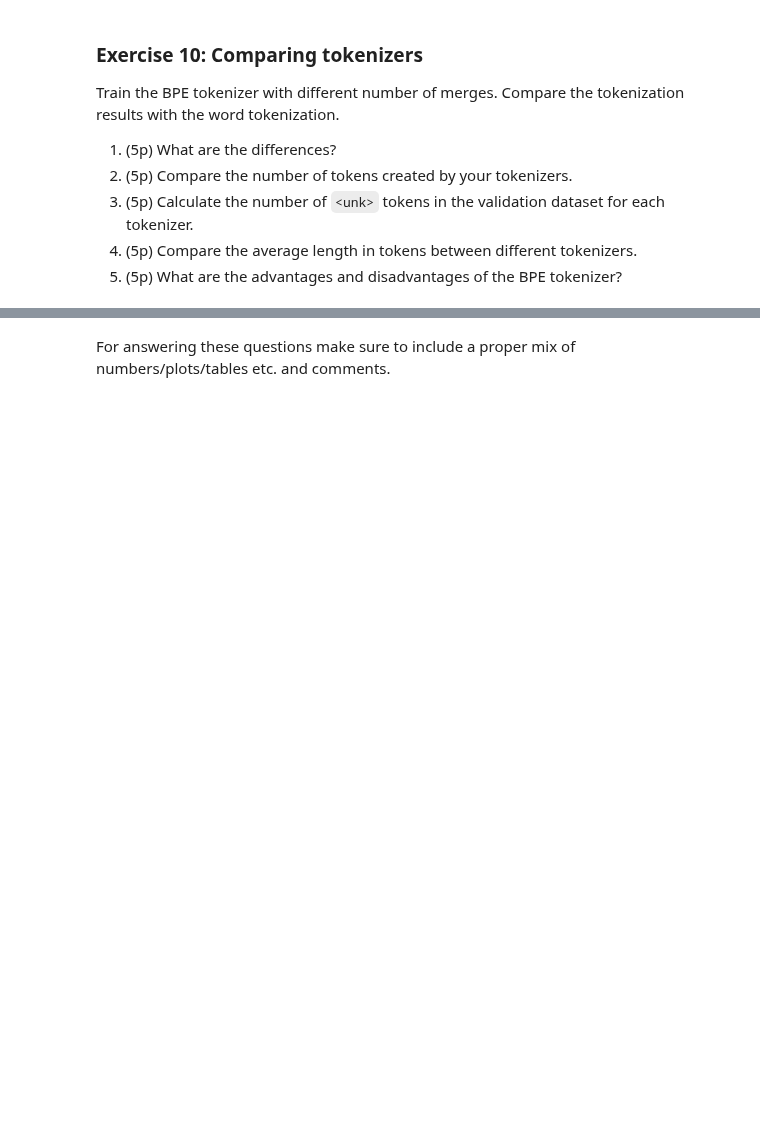
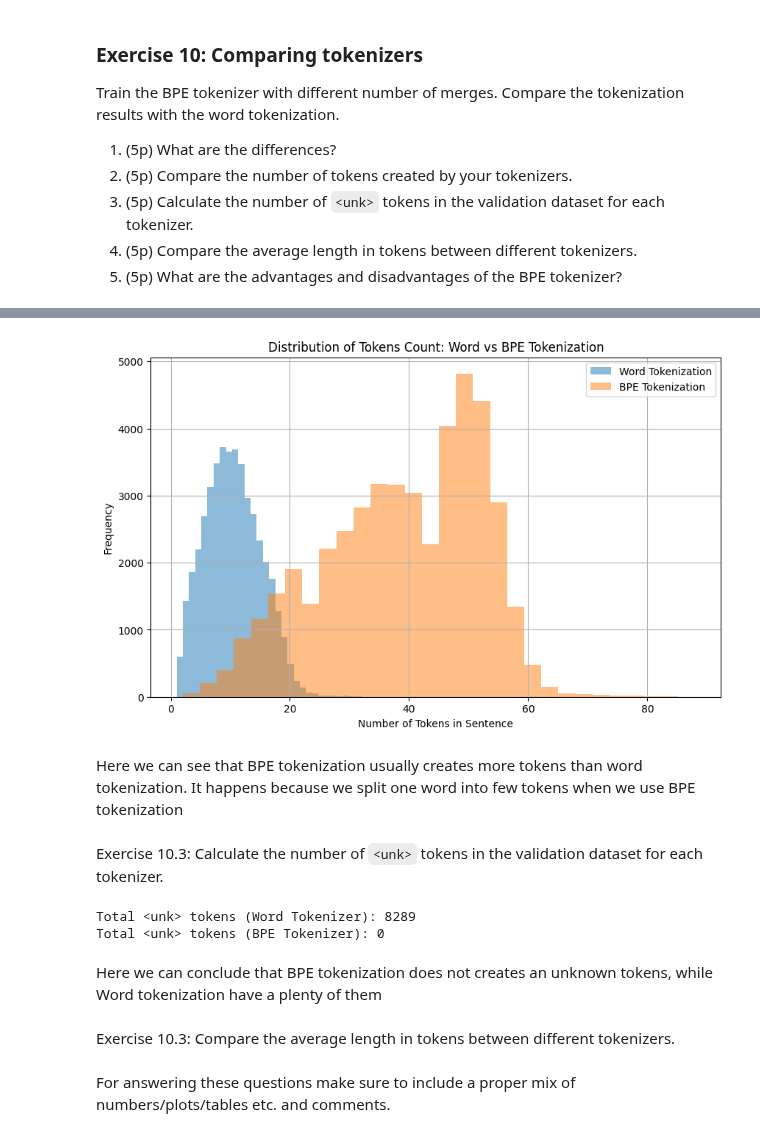
Before and after one commit to vddobush/NLP_Project, a Jupyter notebook: lab1_empty.ipynb, the cells around one changed output, grey strips where cells are left out. Saved outputs shown, nothing was run; the diff lists cells and outputs as text; code cells hidden in the pictures; blank space fills up the shorter version.

```diff
--- a/lab1_empty.ipynb
+++ b/lab1_empty.ipynb
@@ -1255,0 +1254,9 @@ Train the BPE tokenizer with different number of merges. Compare the tokenizatio
+# %%
+# The function ad a column with the amount of tokens in the sentence
+def add_bpe_tokens_count(example):
+    example['tokens_bpe_count'] = len(example['bpe_tokens'])
+    return example
+
+tweet_ds['train'] = tweet_ds['train'].map(add_bpe_tokens_count)
+tweet_train_df_NEW = pd.DataFrame(tweet_ds['train'])
+tweet_train_df_NEW
@@ -1255,0 +1277,54 @@ Train the BPE tokenizer with different number of merges. Compare the tokenizatio
+# %%
+import matplotlib.pyplot as plt
+
+plt.figure(figsize=(10, 6))
+
+# Plot word tokenization distribution
+tweet_train_df_NEW['tokens_count'].plot(kind='hist',
+                                        bins=30,
+                                        alpha=0.5,
+                                        label='Word Tokenization')
+
+# Plot BPE tokenization distribution
+tweet_train_df_NEW['tokens_bpe_count'].plot(kind='hist',
+                                            bins=30,
+                                            alpha=0.5,
+                                            label='BPE Tokenization')
+
+plt.xlabel('Number of Tokens in Sentence')
+plt.ylabel('Frequency')
+plt.title('Distribution of Tokens Count: Word vs BPE Tokenization')
+plt.legend()
+plt.grid(True)
+plt.show()
+# %% [output]
+[figure, added]
+# %% [markdown]
+Here we can see that BPE tokenization usually creates more tokens than word tokenization. It happens because we split one word into few tokens when we use BPE tokenization
+# %% [markdown]
+Exercise 10.3: Calculate the number of `<unk>` tokens in the validation dataset for each tokenizer.
+# %%
+# Function to count the number of <unk> tokens in a given column
+# Count <unk> tokens for Word Tokenizer
+tweet_ds['validation'] = tweet_ds['validation'].map(
+    lambda x: {'unk_word_count': x['tokens'].count('<unk>')}
+)
+
+# Count <unk> tokens for BPE Tokenizer
+tweet_ds['validation'] = tweet_ds['validation'].map(
+    lambda x: {'unk_bpe_count': x['bpe_tokens'].count('<unk>')}
+)
+
+# Sum the <unk> tokens
+unk_word_count_total = tweet_ds['validation'].to_pandas()['unk_word_count'].sum()
+unk_bpe_count_total = tweet_ds['validation'].to_pandas()['unk_bpe_count'].sum()
+
+print(f"Total <unk> tokens (Word Tokenizer): {unk_word_count_total}")
+print(f"Total <unk> tokens (BPE Tokenizer): {unk_bpe_count_total}")
+# %% [output]
+Total <unk> tokens (Word Tokenizer): 8289
+Total <unk> tokens (BPE Tokenizer): 0
+# %% [markdown]
+Here we can conclude that BPE tokenization does not creates an unknown tokens, while Word tokenization have a plenty of them
+# %% [markdown]
+Exercise 10.3: Compare the average length in tokens between different tokenizers.
```
Also changed, not shown: parts of 6 cells of this notebook.
